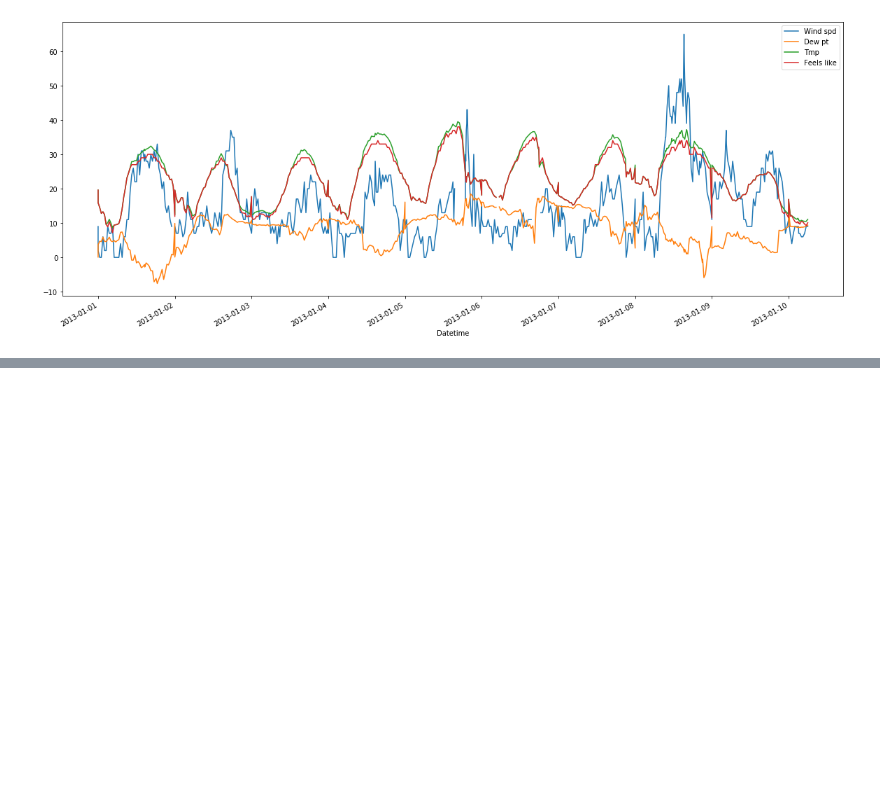
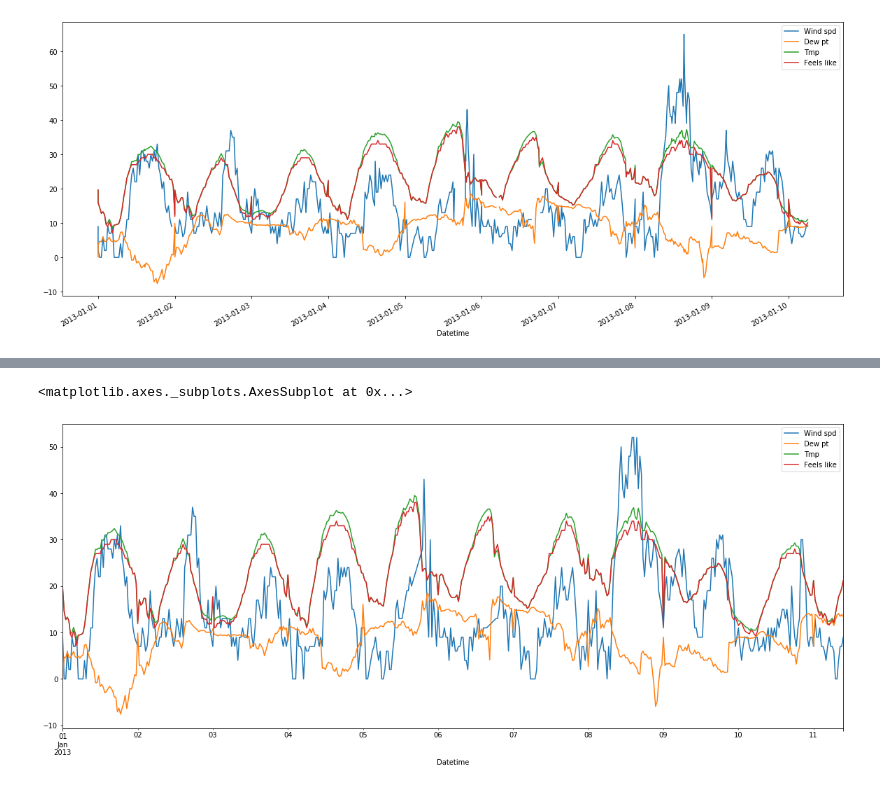
Before and after one commit to Brokenscooter/MessyData, a Jupyter notebook: Messy Data.ipynb, the cells around one changed output, grey strips where cells are left out. Drawn from its saved outputs; the diff is of its cells as text; code cells hidden in the pictures; blank space fills up the shorter version.

```diff
--- a/Messy Data.ipynb
+++ b/Messy Data.ipynb
@@ -85,0 +84,5 @@ indexed_weather_observations[['Wind spd','Dew pt', 'Tmp', 'Feels like']][:500].p
+# %%
+indexed_weather_observations = indexed_weather_observations[~indexed_weather_observations.index.duplicated()] #remove
+#duplicates
+regular_observations = indexed_weather_observations.asfreq('30min')
+regular_observations[1633:1638]
@@ -85,0 +97,9 @@ indexed_weather_observations[['Wind spd','Dew pt', 'Tmp', 'Feels like']][:500].p
+# %%
+#interpolate to fill in missing values
+
+for column in regular_observations.columns:
+    regular_observations[column].interpolate('time', inplace=True, limit_direction='both')
+
+regular_observations[1633:1638]
+
+#no missing values anymore, data ready for analysis
@@ -85,0 +114,5 @@ indexed_weather_observations[['Wind spd','Dew pt', 'Tmp', 'Feels like']][:500].p
+# %%
+regular_observations[['Wind spd','Dew pt', 'Tmp', 'Feels like']][:500].plot(figsize=(20,8))
+# %% [output]
+<matplotlib.axes._subplots.AxesSubplot at 0x...>
+[figure, added]
```
Also changed, not shown: parts of 3 cells of this notebook.
